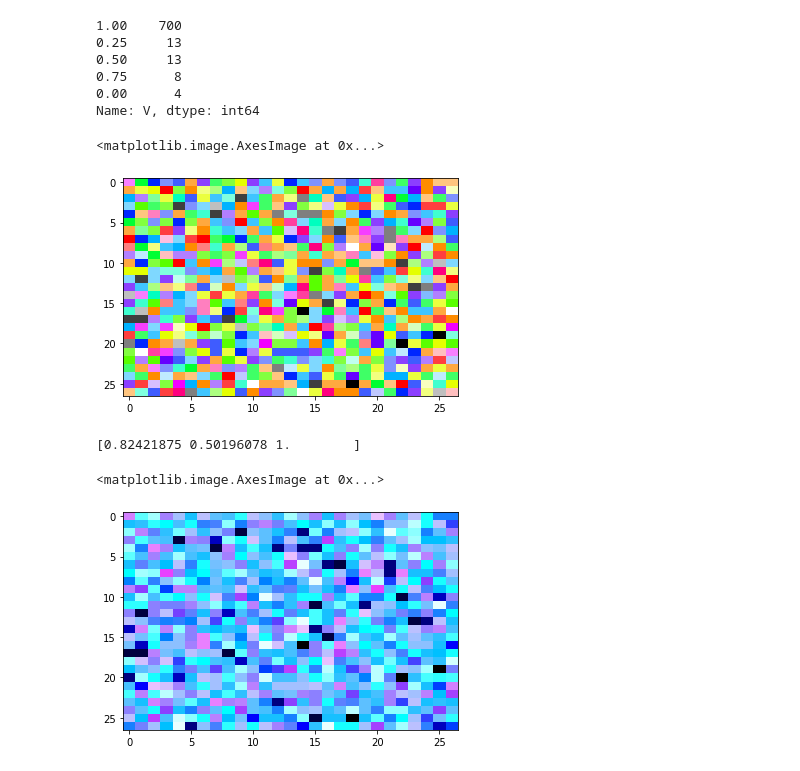
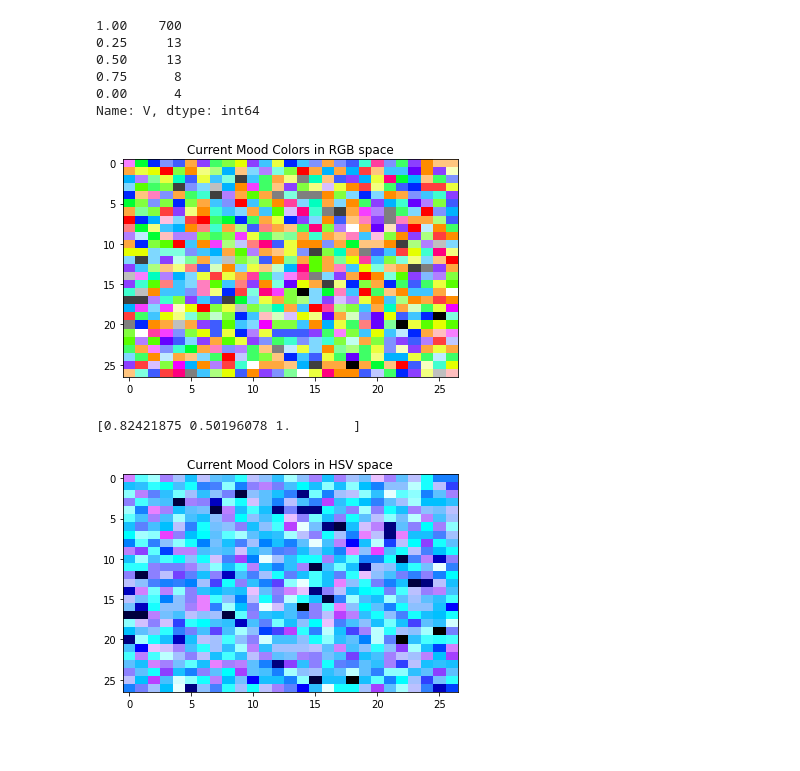
Before and after one commit to s-bose/Moods_dataset, a Jupyter notebook: colors_EDA.ipynb, the cells around one changed output. Drawn from its saved outputs; the diff is of its cells as text; code cells hidden in the pictures; blank space fills up the shorter version.

```diff
--- a/colors_EDA.ipynb
+++ b/colors_EDA.ipynb
@@ -34,26 +34,27 @@ Name: V, dtype: int64
 # %%
 h = current_mood['H'][:H*W].to_numpy(dtype='float32').reshape(H, W)
 s = current_mood['S'][:H*W].to_numpy(dtype='float32').reshape(H, W)
 v = current_mood['V'][:H*W].to_numpy(dtype='float32').reshape(H, W)
 hsv_mat = np.dstack((h, s, v))
 
 
 mat = hsv2rgb(hsv_mat)
 mat = (mat * 255).astype('uint8')
+
 plt.imshow(mat, aspect='auto')
+plt.title('Current Mood Colors in RGB space');
 # %% [output]
-<matplotlib.image.AxesImage at 0x...>
-[figure, old version]
+[figure, new version]
 # %%
 rgb = mat
 
 hsv_alt = rgb2hsv(rgb)
 print(hsv_alt[0, 0])
 plt.imshow(hsv_alt, aspect='auto', cmap=plt.get_cmap('hsv'))
+plt.title('Current Mood Colors in HSV space');
 # %% [output]
 [0.82421875 0.50196078 1.        ]
-<matplotlib.image.AxesImage at 0x...>
-[figure, old version]
+[figure, new version]
 # %%
 hh = current_mood['H'].to_numpy(dtype='float32')
 ss = current_mood['S'].to_numpy(dtype='float32')
```
Also changed, not shown: parts of 2 cells of this notebook.
